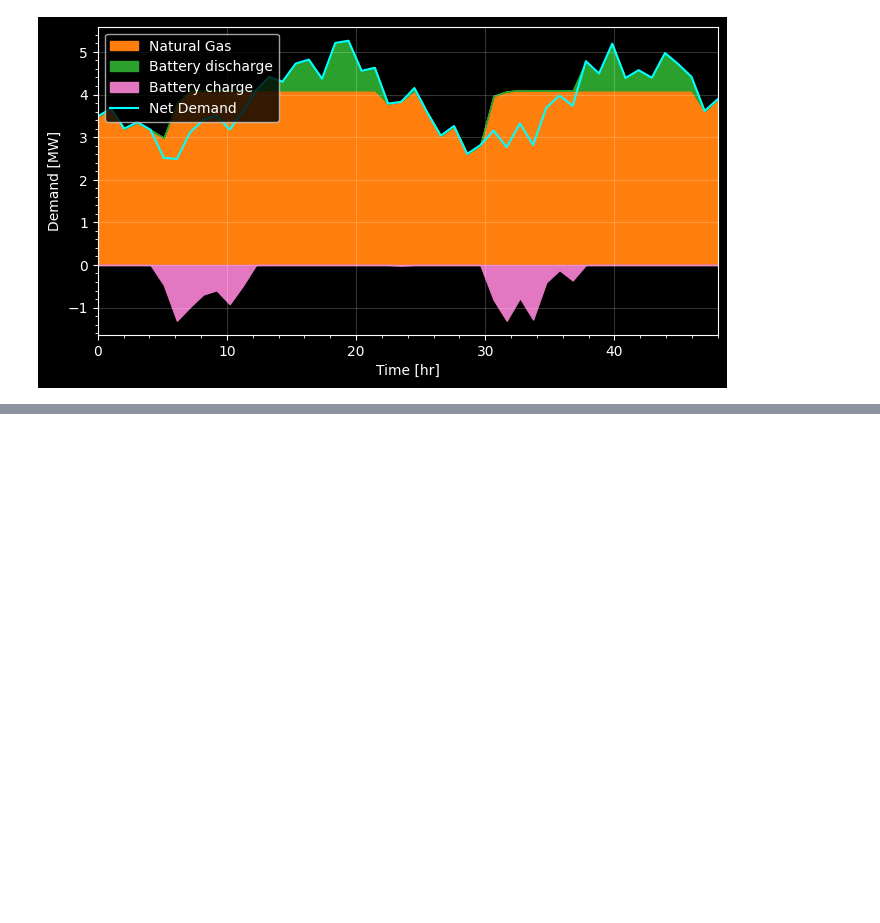
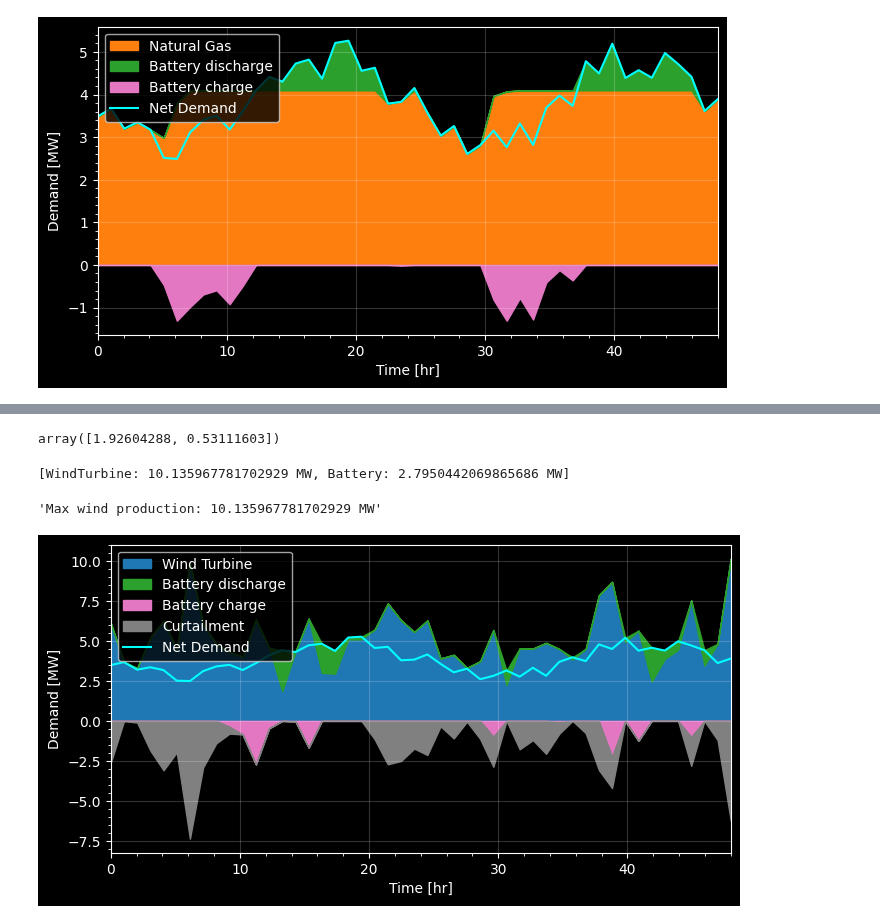
Before and after one commit to arfc/osier, a Jupyter notebook: docs/source/examples/capacity_expansion_tutorial.ipynb, the cells around one changed output, grey strips where cells are left out. Cells and saved outputs as stored; diff of their text form; code cells hidden in the pictures; blank space fills up the shorter version.

Commit message:
completes the capacity expansion notebook

```diff
--- a/docs/source/examples/capacity_expansion_tutorial.ipynb
+++ b/docs/source/examples/capacity_expansion_tutorial.ipynb
@@ -226,0 +295,55 @@ with plt.style.context("dark_background"):
+# %%
+res.X
+# %% [output]
+array([1.92604288, 0.53111603])
+# %%
+technologies = []
+for X,tech in zip(res.X,problem.technology_list):
+    tech.capacity = X*problem.max_demand
+    technologies.append(tech)
+display(technologies)
+# normalize the wind speed
+wind_speed = (wind_speed / wind_speed.max()) * res.X[0]*problem.max_demand
+net_dem = demand*MW - wind_speed
+display(f"Max wind production: {wind_speed.max()}")
+
+model = DispatchModel(technology_list=[technologies[1]],
+                      net_demand=net_dem)
+model.solve(solver='cbc')
+# %% [output]
+[WindTurbine: 10.135967781702929 MW, Battery: 2.7950442069865686 MW]
+'Max wind production: 10.135967781702929 MW'
+# %%
+with plt.style.context("dark_background"):
+    fig, ax = plt.subplots(figsize=(8,4))
+    ax.grid(alpha=0.2)
+    ax.minorticks_on()
+    ax.fill_between(hours,
+                    y1=0,
+                    y2=np.array(wind_speed),
+                    color='tab:blue',
+                    label='Wind Turbine')
+    ax.fill_between(hours,
+                    y1=np.array(wind_speed),
+                    y2=model.results['Battery'].values+np.array(wind_speed),
+                    color='tab:green',
+                    label='Battery discharge')
+    ax.fill_between(hours,
+                    y1=0,
+                    y2=model.results['Battery_charge'].values,
+                    color='tab:pink',
+                    label='Battery charge')
+    ax.fill_between(hours,
+                    y1=model.results['Battery_charge'].values,
+                    y2=model.results['Battery_charge'].values+model.results['Curtailment'].values,
+                    color='gray',
+                    label='Curtailment')
+    ax.plot(hours, demand, color='cyan', label='Net Demand')
+    ax.set_xlim(0,48)
+    # ax.set_ylim(0,5.5)
+    ax.legend(loc='upper left')
+    ax.set_ylabel("Demand [MW]")
+    ax.set_xlabel("Time [hr]")
+    plt.show()
+# %% [output]
+[figure, added]
```
Also changed, not shown: parts of 15 cells of this notebook.
